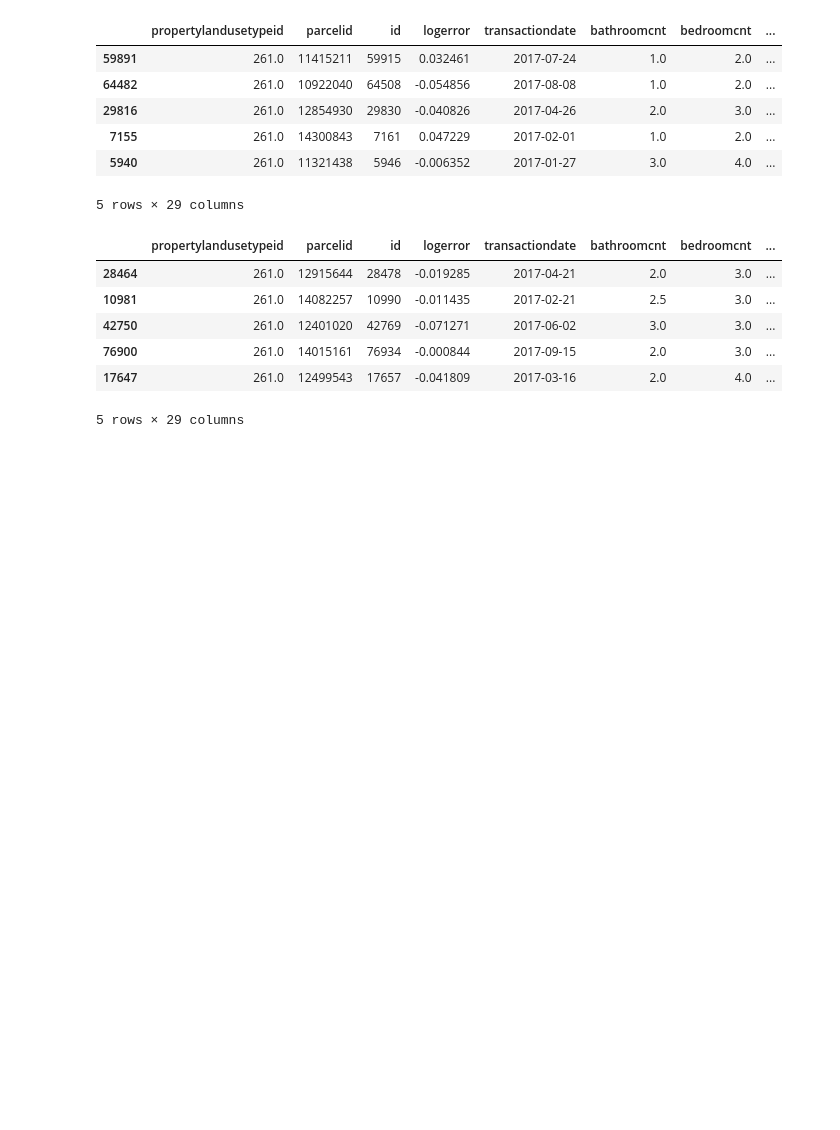
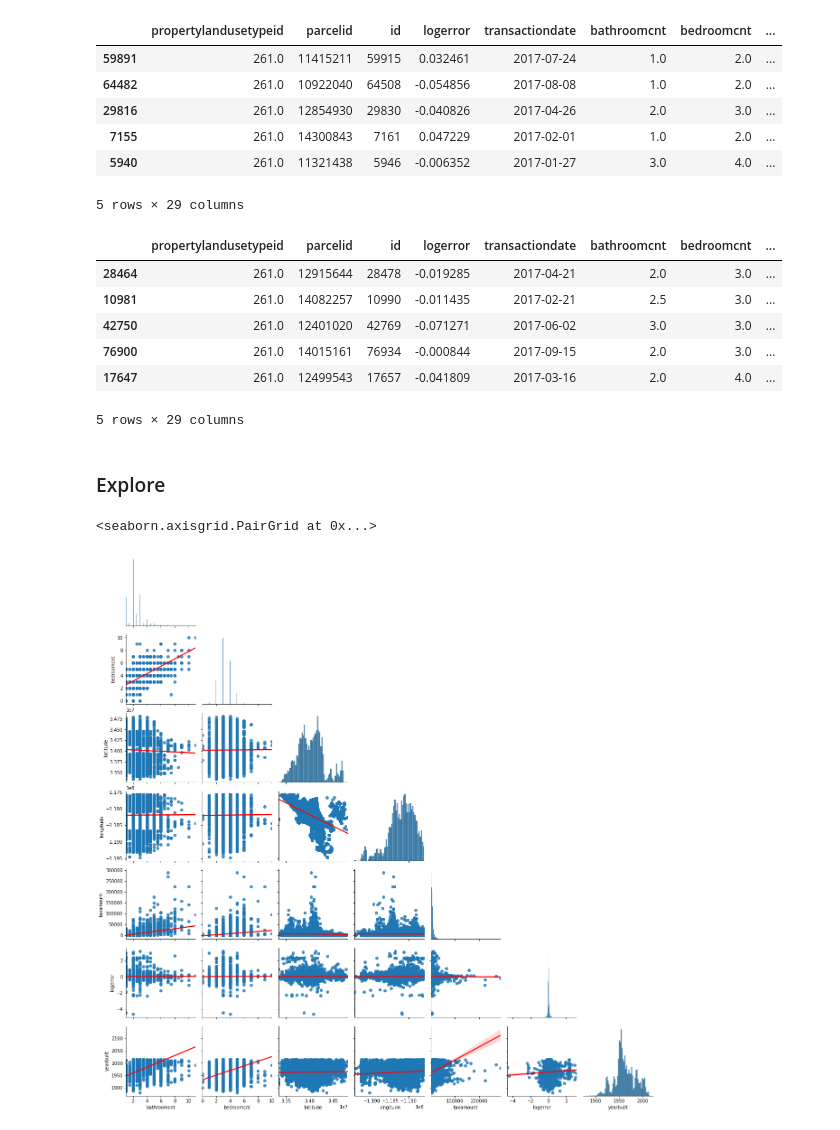
Before and after one commit to ForrestMccrosky/Zillow_Clustering_Project, a Jupyter notebook: Rough_Draft_Notebook.ipynb, the cells around one changed output. Saved outputs shown, nothing was run; the diff lists cells and outputs as text; code cells hidden in the pictures; blank space fills up the shorter version.

Commit message:
adding variable exploration moving onto exploring for clusters

```diff
--- a/Rough_Draft_Notebook.ipynb
+++ b/Rough_Draft_Notebook.ipynb
@@ -281,3 +283,17 @@ test.head()
 | 76900 | 261.0 | 14015161 | 76934 | -0.000844 | 2017-09-15 | 2.0 | 3.0 | ... |
 | 17647 | 261.0 | 12499543 | 17657 | -0.041809 | 2017-03-16 | 2.0 | 4.0 | ... |
 5 rows × 29 columns
+# %% [markdown]
+### Explore
+# %%
+## making a cornered pairplot with red regression line with features I have decided
+## will be of most use and the target variable logerror
+
+cols = ['bathroomcnt', 'bedroomcnt', 'latitude', 'longitude',
+        'taxamount', 'logerror','yearbuilt']
+
+sns.pairplot(train[cols], corner = True, kind = 'reg',
+             plot_kws={'line_kws':{'color':'red'}})
+# %% [output]
+<seaborn.axisgrid.PairGrid at 0x...>
+[figure, added]
```
Also changed, not shown: parts of 13 cells of this notebook.
